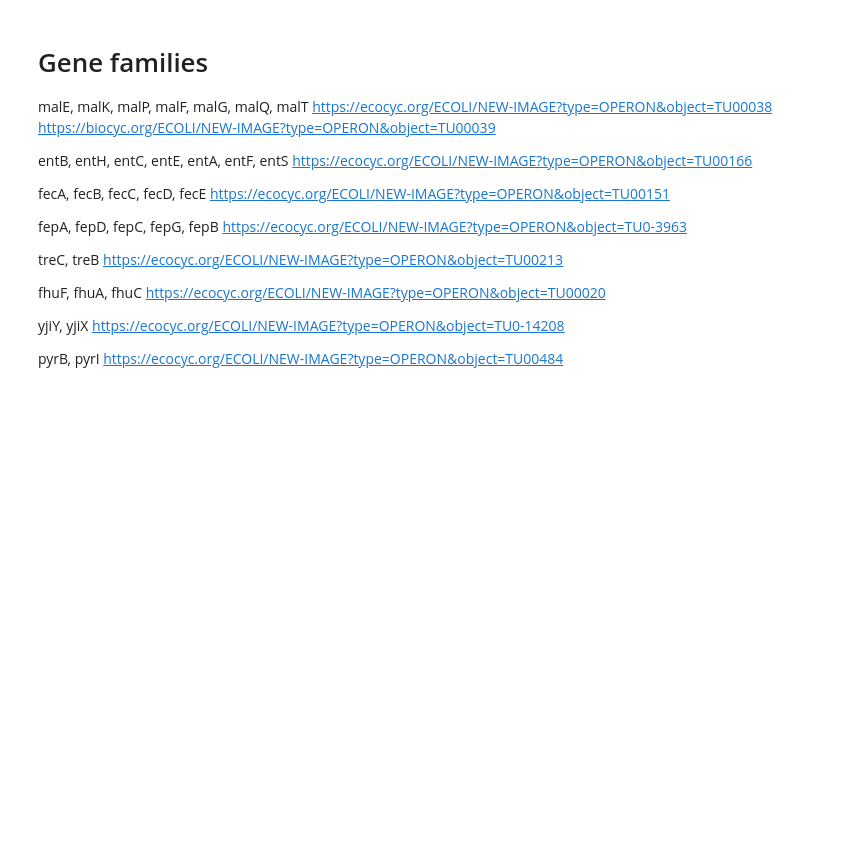
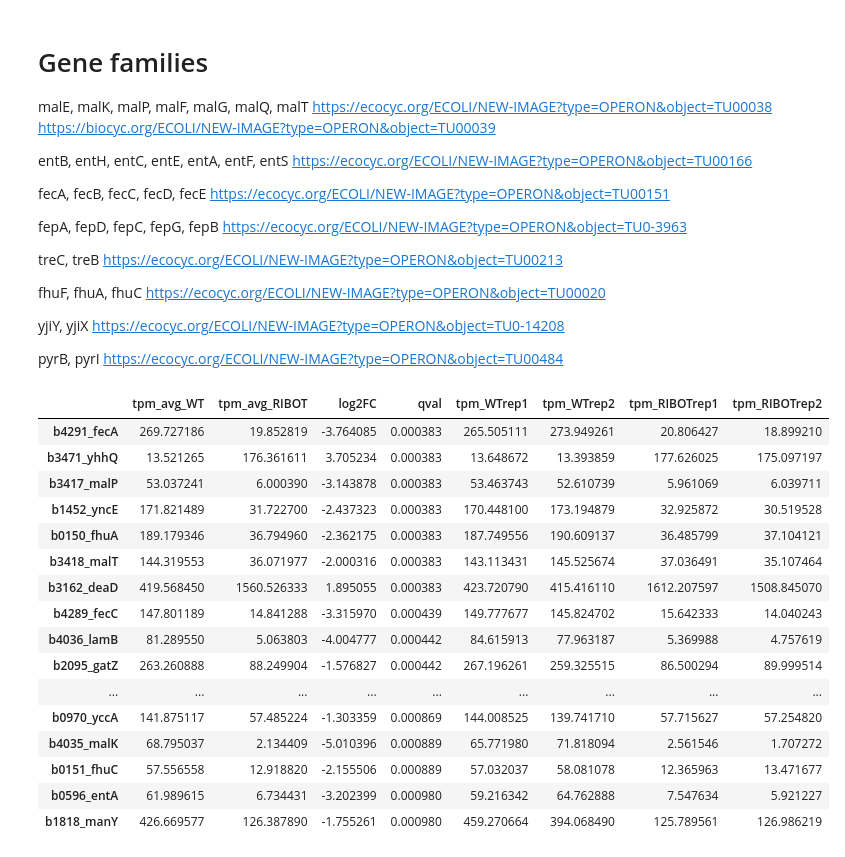
Before and after one commit to adamhockenberry/ribo-t-sequencing, a Jupyter notebook: Code/rna_seq_analysis.ipynb, the cells around one changed output. Saved outputs shown, nothing was run; the diff lists cells and outputs as text; code cells hidden in the pictures; blank space fills up the shorter version.

```diff
--- a/Code/rna_seq_analysis.ipynb
+++ b/Code/rna_seq_analysis.ipynb
@@ -208,10 +224,10 @@ A value is trying to be set on a copy of a slice from a DataFrame
 
 See the caveats in the documentation: http://pandas.pydata.org/pandas-docs/stable/indexing.html#indexing-view-versus-copy
 # %%
-df_master.to_csv('../Results/master_table_rna.csv')
-df_condensed.to_csv('../Results/shortened_table_rna.csv')
-df_condensed[(df_condensed['qval']<0.001) &\
-             (df_condensed['log2FC'].abs()>1.)].to_csv('../Results/shortened_table_rna_most_sig.csv')
+df_master.to_csv('{}/master_table_rna.csv'.format(results_dir))
+df_condensed.to_csv('{}/shortened_table_rna.csv'.format(results_dir))
+df_super_sig = df_condensed[(df_condensed['qval']<qval) & (df_condensed['log2FC'].abs()>logfc_req)]
+df_super_sig.to_csv('{}/shortened_table_rna_most_sig.csv'.format(results_dir))
 # %% [markdown]
 # Gene families
 malE, malK, malP, malF, malG, malQ, malT
@@ -238,3 +254,23 @@ https://ecocyc.org/ECOLI/NEW-IMAGE?type=OPERON&object=TU0-14208
 
 pyrB, pyrI
 https://ecocyc.org/ECOLI/NEW-IMAGE?type=OPERON&object=TU00484
+# %%
+df_super_sig
+# %% [output]
+|  | tpm_avg_WT | tpm_avg_RIBOT | log2FC | qval | tpm_WTrep1 | tpm_WTrep2 | tpm_RIBOTrep1 | tpm_RIBOTrep2 |
+| b4291_fecA | 269.727186 | 19.852819 | -3.764085 | 0.000383 | 265.505111 | 273.949261 | 20.806427 | 18.899210 |
+| b3471_yhhQ | 13.521265 | 176.361611 | 3.705234 | 0.000383 | 13.648672 | 13.393859 | 177.626025 | 175.097197 |
+| b3417_malP | 53.037241 | 6.000390 | -3.143878 | 0.000383 | 53.463743 | 52.610739 | 5.961069 | 6.039711 |
+| b1452_yncE | 171.821489 | 31.722700 | -2.437323 | 0.000383 | 170.448100 | 173.194879 | 32.925872 | 30.519528 |
+| b0150_fhuA | 189.179346 | 36.794960 | -2.362175 | 0.000383 | 187.749556 | 190.609137 | 36.485799 | 37.104121 |
+| b3418_malT | 144.319553 | 36.071977 | -2.000316 | 0.000383 | 143.113431 | 145.525674 | 37.036491 | 35.107464 |
+| b3162_deaD | 419.568450 | 1560.526333 | 1.895055 | 0.000383 | 423.720790 | 415.416110 | 1612.207597 | 1508.845070 |
+| b4289_fecC | 147.801189 | 14.841288 | -3.315970 | 0.000439 | 149.777677 | 145.824702 | 15.642333 | 14.040243 |
+| b4036_lamB | 81.289550 | 5.063803 | -4.004777 | 0.000442 | 84.615913 | 77.963187 | 5.369988 | 4.757619 |
+| b2095_gatZ | 263.260888 | 88.249904 | -1.576827 | 0.000442 | 267.196261 | 259.325515 | 86.500294 | 89.999514 |
+| ... | ... | ... | ... | ... | ... | ... | ... | ... |
+| b0970_yccA | 141.875117 | 57.485224 | -1.303359 | 0.000869 | 144.008525 | 139.741710 | 57.715627 | 57.254820 |
+| b4035_malK | 68.795037 | 2.134409 | -5.010396 | 0.000889 | 65.771980 | 71.818094 | 2.561546 | 1.707272 |
+| b0151_fhuC | 57.556558 | 12.918820 | -2.155506 | 0.000889 | 57.032037 | 58.081078 | 12.365963 | 13.471677 |
+| b0596_entA | 61.989615 | 6.734431 | -3.202399 | 0.000980 | 59.216342 | 64.762888 | 7.547634 | 5.921227 |
+| b1818_manY | 426.669577 | 126.387890 | -1.755261 | 0.000980 | 459.270664 | 394.068490 | 125.789561 | 126.986219 |
```
Also changed, not shown: parts of 11 cells of this notebook, 2 other files.
